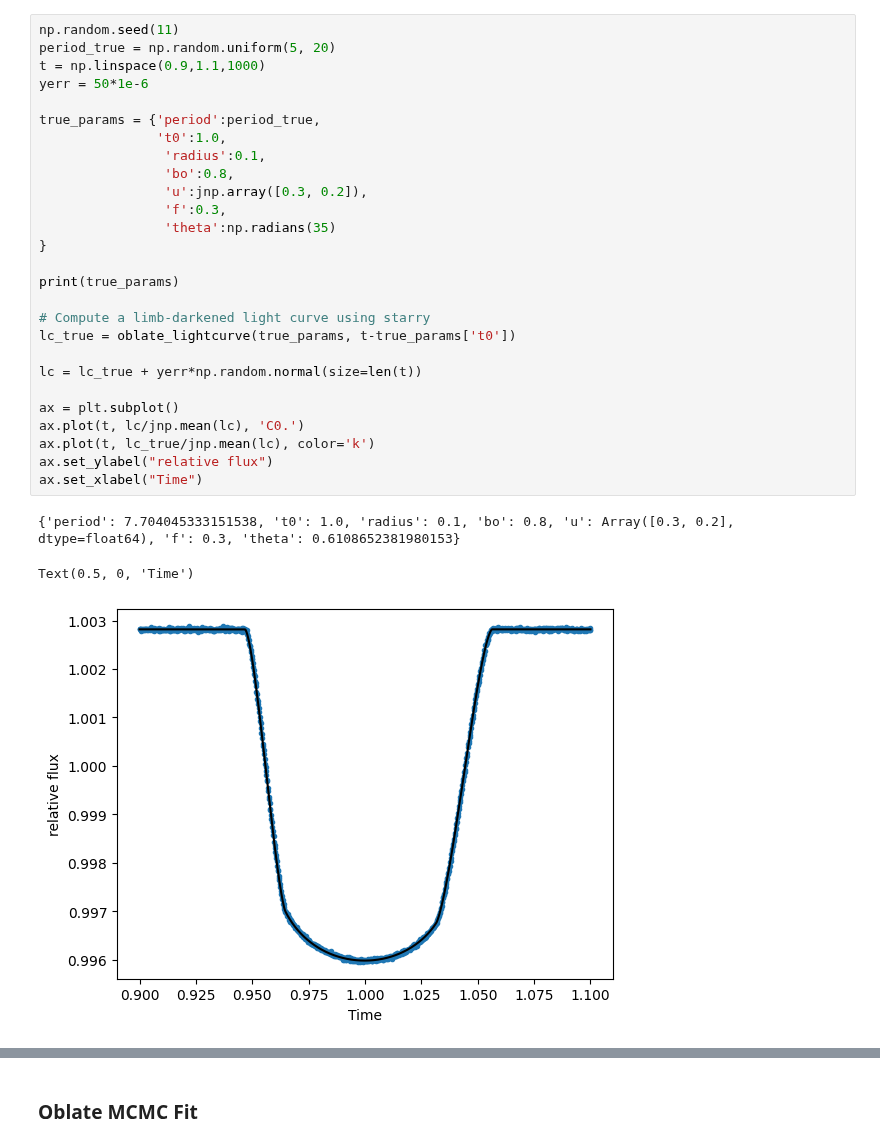
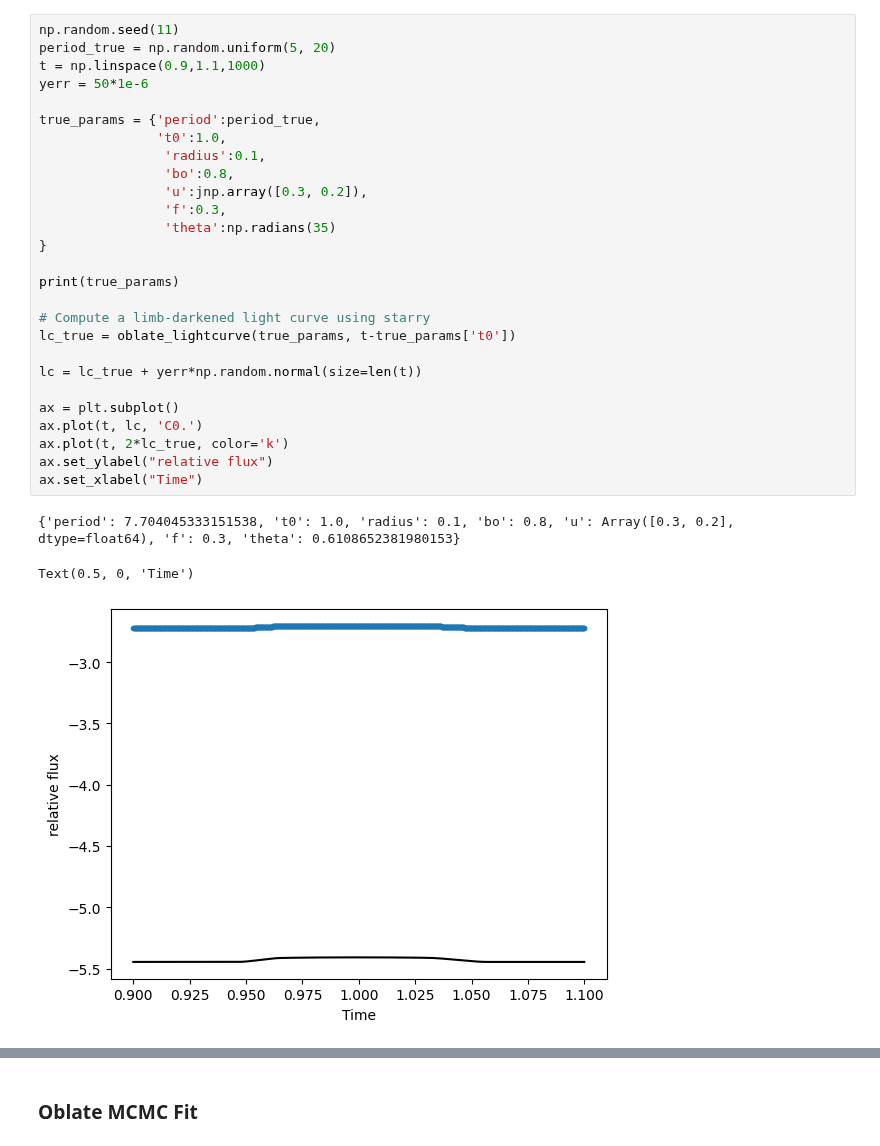
Before and after one commit to shishirdholakia/eclipsoid, a Jupyter notebook: notebooks/FittingOblatePlanet.ipynb, the cells around one changed output, grey strips where cells are left out. Drawn from its saved outputs; the diff is of its cells as text.

```diff
--- a/notebooks/FittingOblatePlanet.ipynb
+++ b/notebooks/FittingOblatePlanet.ipynb
@@ -47,31 +50,31 @@ _ = plt.xlim(t.min(), t.max())
 # %%
 np.random.seed(11)
 period_true = np.random.uniform(5, 20)
 t = np.linspace(0.9,1.1,1000)
 yerr = 50*1e-6
 
 true_params = {'period':period_true,
                't0':1.0,
                 'radius':0.1,
                 'bo':0.8,
                 'u':jnp.array([0.3, 0.2]),
                 'f':0.3,
                 'theta':np.radians(35)
 }
 
 print(true_params)
 
 # Compute a limb-darkened light curve using starry
 lc_true = oblate_lightcurve(true_params, t-true_params['t0'])
 
 lc = lc_true + yerr*np.random.normal(size=len(t))
 
 ax = plt.subplot()
-ax.plot(t, lc/jnp.mean(lc), 'C0.')
-ax.plot(t, lc_true/jnp.mean(lc), color='k')
+ax.plot(t, lc, 'C0.')
+ax.plot(t, 2*lc_true, color='k')
 ax.set_ylabel("relative flux")
 ax.set_xlabel("Time")
 # %% [output]
 {'period': 7.704045333151538, 't0': 1.0, 'radius': 0.1, 'bo': 0.8, 'u': Array([0.3, 0.2], dtype=float64), 'f': 0.3, 'theta': 0.6108652381980153}
 Text(0.5, 0, 'Time')
-[figure, old version]
+[figure, new version]
```
Also changed, not shown: parts of 11 cells of this notebook, 1 other file.
